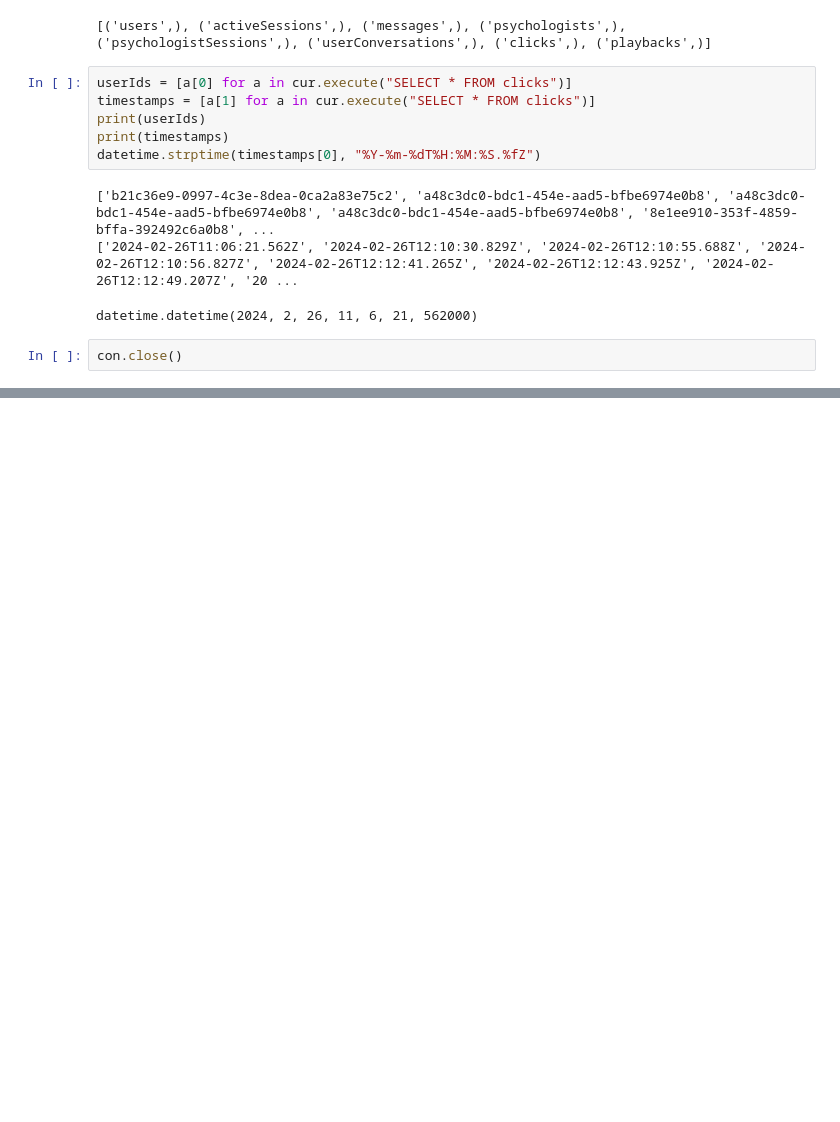
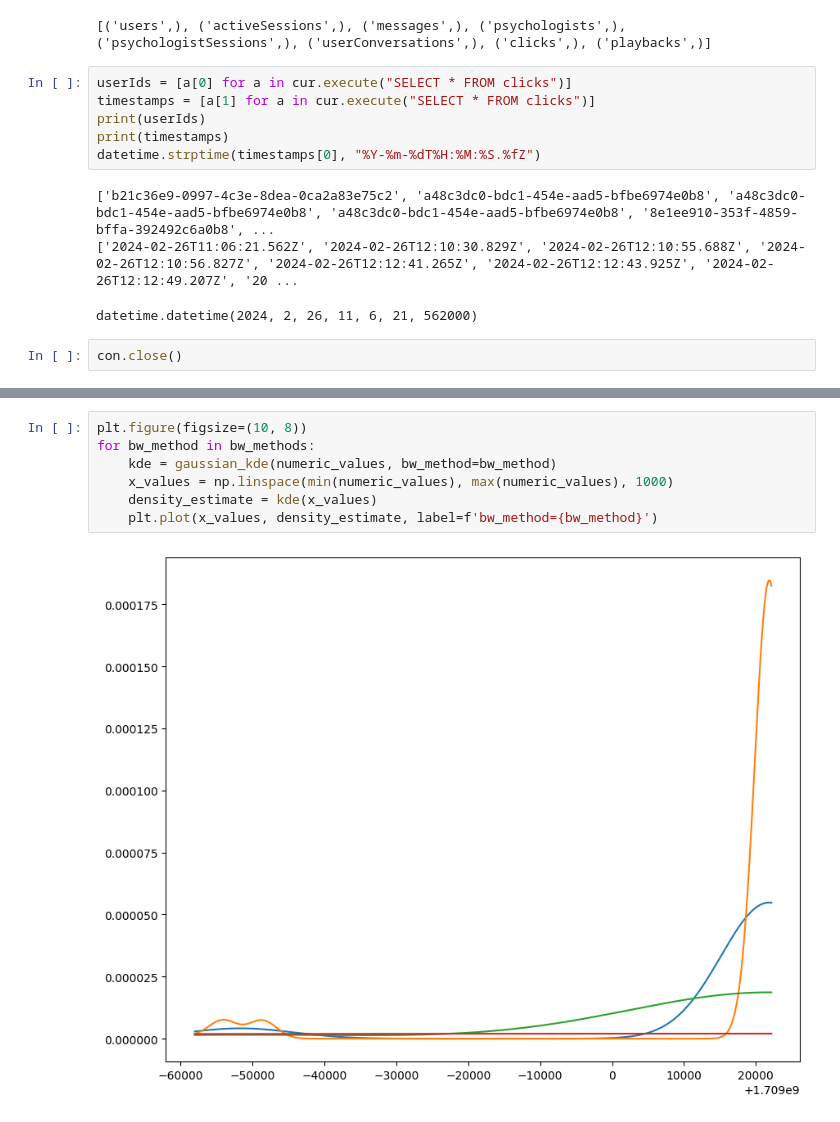
Before and after one commit to IsakNordg/DT2112-ST-Project, a Jupyter notebook: kernel.ipynb, the cells around one changed output, grey strips where cells are left out. Drawn from its saved outputs; the diff is of its cells as text; blank space fills up the shorter version.

```diff
--- a/kernel.ipynb
+++ b/kernel.ipynb
@@ -33,0 +74,9 @@ con.close()
+# %%
+plt.figure(figsize=(10, 8))
+for bw_method in bw_methods:
+    kde = gaussian_kde(numeric_values, bw_method=bw_method)
+    x_values = np.linspace(min(numeric_values), max(numeric_values), 1000)
+    density_estimate = kde(x_values)
+    plt.plot(x_values, density_estimate, label=f'bw_method={bw_method}')
+# %% [output]
+[figure, added]
```
Also changed, not shown: parts of 6 cells of this notebook, 4 other files.
